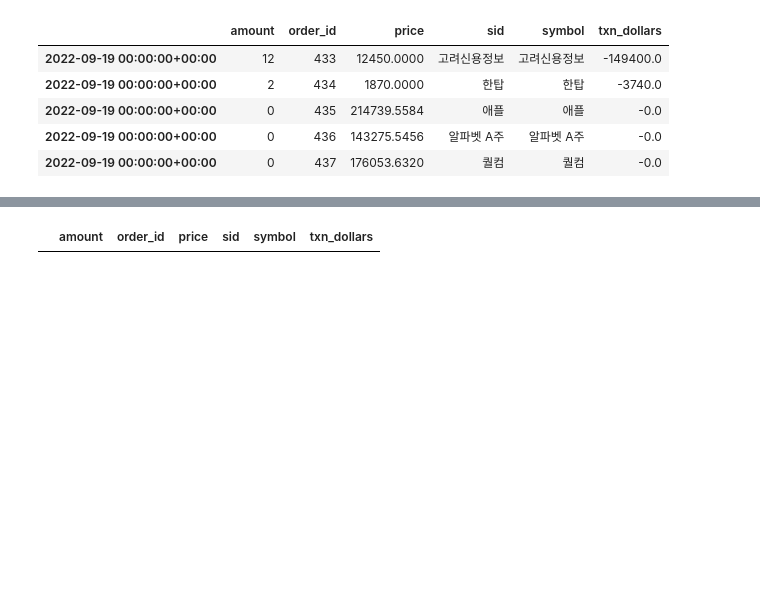
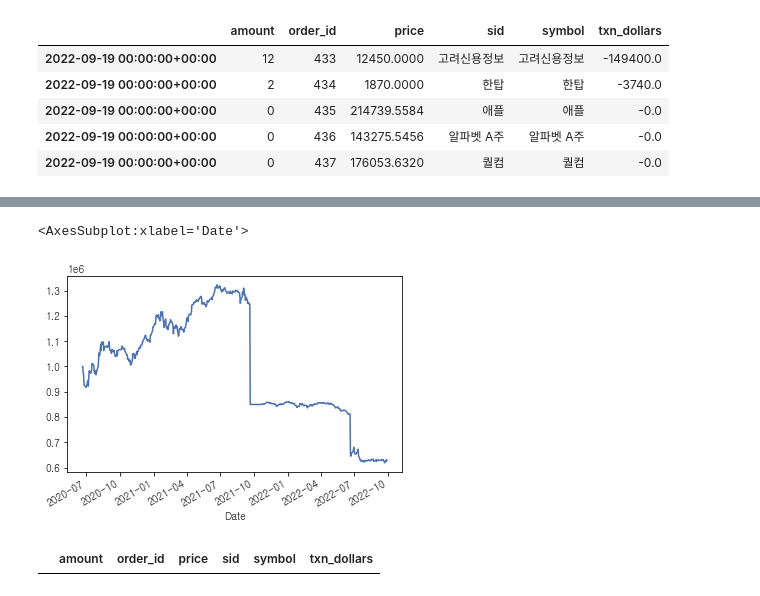
Before and after one commit to yjchoi-95/portfolio, a Jupyter notebook: ipynb/02. portfolio.ipynb, the cells around one changed output, grey strips where cells are left out. Saved outputs shown, nothing was run; the diff lists cells and outputs as text; code cells hidden in the pictures; blank space fills up the shorter version.

```diff
--- a/ipynb/02. portfolio.ipynb
+++ b/ipynb/02. portfolio.ipynb
@@ -479,12 +479,3 @@ plot_weights(weights)
 # weights를 기반으로 transactions이 구해지고
 # transaction을 기반으로 postion이 구해지고
 # position을 기반을 total return이 구해진다.
-# %%
-# 날짜 세팅
-start_date = '1995-05-23'
-end_date = '1996-02-23'
-
-start_date = pd.to_datetime(start_date, utc = True)
-re_date = start_date
-utc_time = [pd.to_datetime(x,utc = True) for x in stock_df.Date]
-stock_df.Date = utc_time
@@ -880,6 +860,11 @@ pf_returns.tail()
 2022-09-27 00:00:00+00:00   -0.006332
 2022-09-28 00:00:00+00:00    0.009718
 dtype: float64
+# %%
+pf_positions.sum(axis = 1).plot()
+# %% [output]
+<AxesSubplot:xlabel='Date'>
+[figure, added]
 # %%
 pf_transactions.loc[pf_transactions.index == np.argmin(pf_returns), :]
 # %% [output]
```
Also changed, not shown: parts of 10 cells of this notebook, 2 other files.
